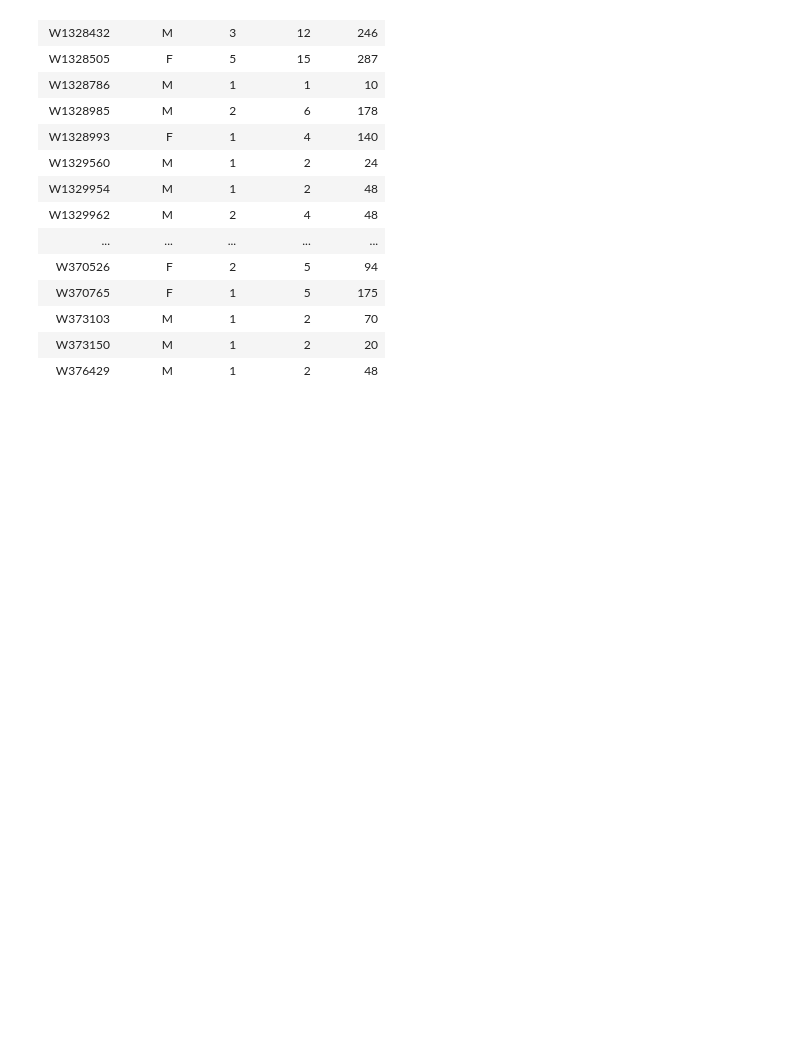
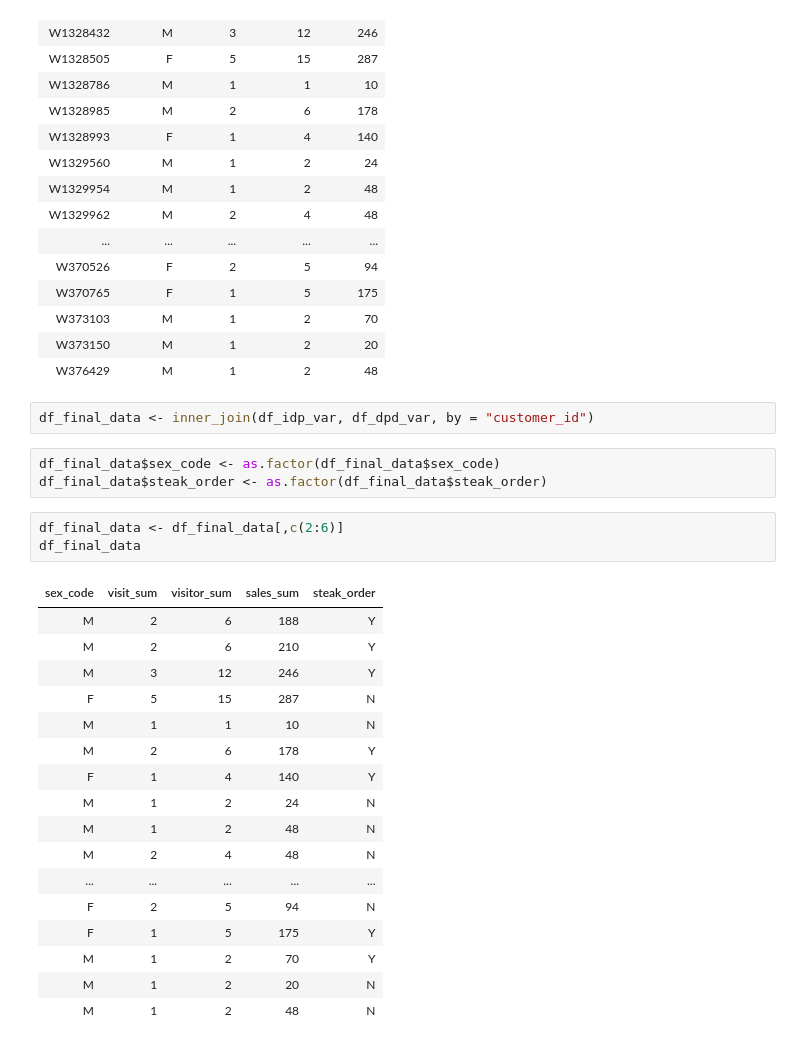
Before and after one commit to seulkioh91/R, a Jupyter notebook: 210325class.ipynb, the cells around one changed output. Drawn from its saved outputs; the diff is of its cells as text; blank space fills up the shorter version.

```diff
--- a/210325class.ipynb
+++ b/210325class.ipynb
@@ -155,3 +155,29 @@ df_idp_var
 | W373103 | M | 1 | 2 | 70 |
 | W373150 | M | 1 | 2 | 20 |
 | W376429 | M | 1 | 2 | 48 |
+# %%
+df_final_data <- inner_join(df_idp_var, df_dpd_var, by = "customer_id")
+# %%
+df_final_data$sex_code <- as.factor(df_final_data$sex_code)
+df_final_data$steak_order <- as.factor(df_final_data$steak_order)
+# %%
+df_final_data <- df_final_data[,c(2:6)]
+df_final_data
+# %% [output]
+| sex_code | visit_sum | visitor_sum | sales_sum | steak_order |
+| M | 2 | 6 | 188 | Y |
+| M | 2 | 6 | 210 | Y |
+| M | 3 | 12 | 246 | Y |
+| F | 5 | 15 | 287 | N |
+| M | 1 | 1 | 10 | N |
+| M | 2 | 6 | 178 | Y |
+| F | 1 | 4 | 140 | Y |
+| M | 1 | 2 | 24 | N |
+| M | 1 | 2 | 48 | N |
+| M | 2 | 4 | 48 | N |
+| ... | ... | ... | ... | ... |
+| F | 2 | 5 | 94 | N |
+| F | 1 | 5 | 175 | Y |
+| M | 1 | 2 | 70 | Y |
+| M | 1 | 2 | 20 | N |
+| M | 1 | 2 | 48 | N |
```
Also changed, not shown: parts of 1 cell of this notebook.
